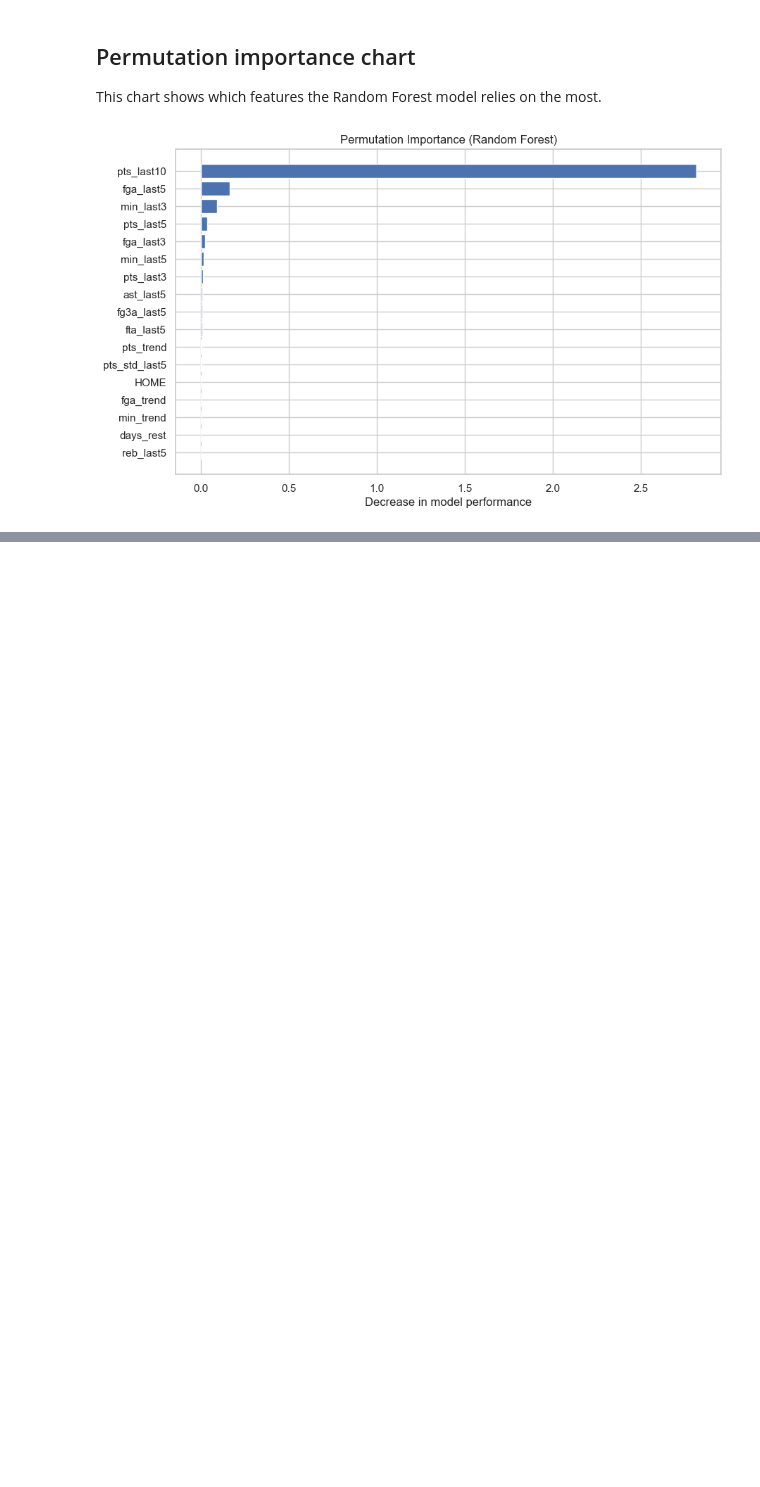
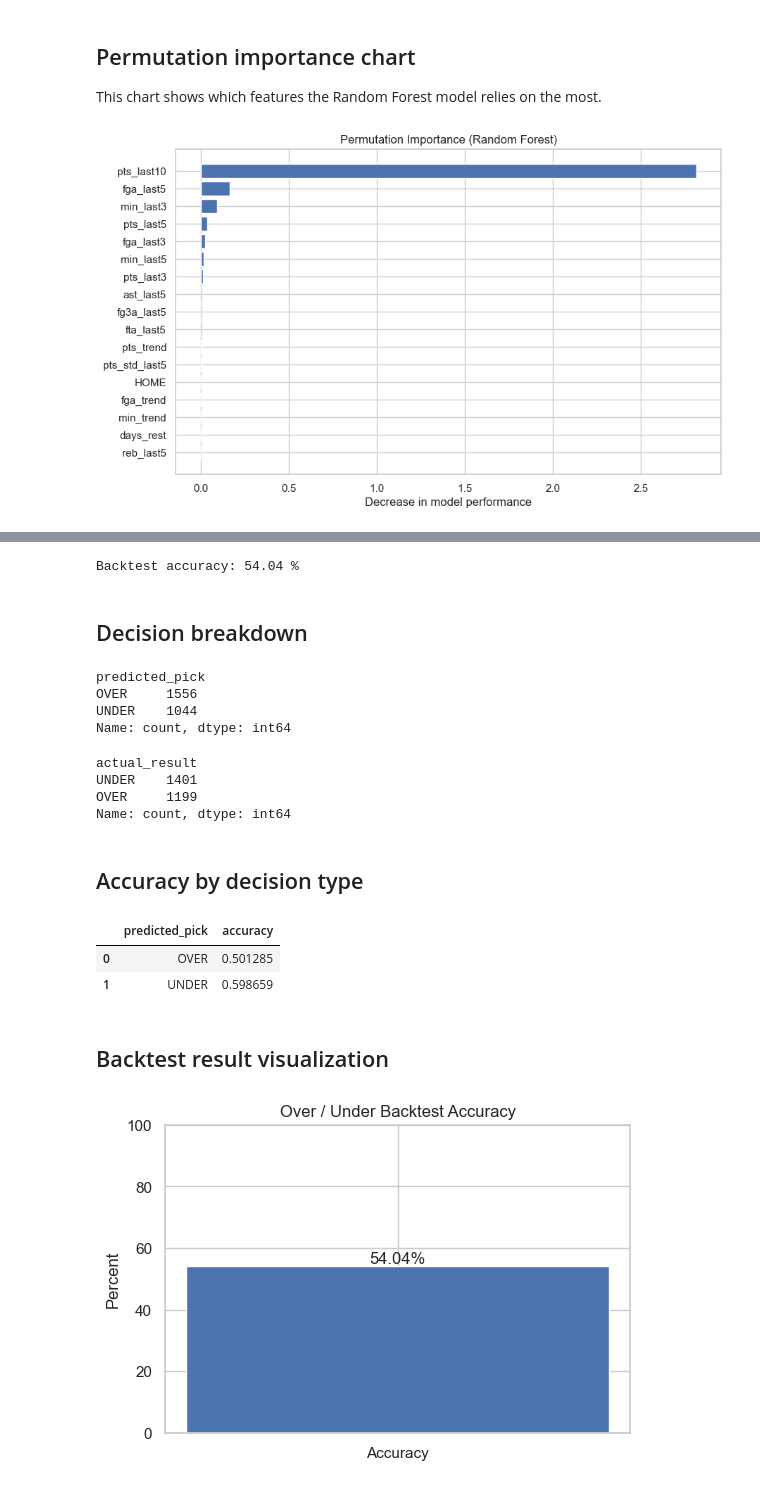
Before and after one commit to Zdanekk/nba-player-props-model, a Jupyter notebook: notebooks/04_model_evaluation.ipynb, the cells around one changed output, grey strips where cells are left out. Drawn from its saved outputs; the diff is of its cells as text; code cells hidden in the pictures; blank space fills up the shorter version.

Commit message:
Added backtests and changed README

```diff
--- a/notebooks/04_model_evaluation.ipynb
+++ b/notebooks/04_model_evaluation.ipynb
@@ -355,0 +388,29 @@ Main takeaways from this evaluation:
+# %%
+test_backtest_df["line"] = test_backtest_df["pts_last10"]
+
+test_backtest_df["predicted_pick"] = np.where(
+    test_backtest_df["rf_pred"] > test_backtest_df["line"],
+    "OVER",
+    "UNDER"
+)
+
+test_backtest_df["actual_result"] = np.where(
+    test_backtest_df["PTS"] > test_backtest_df["line"],
+    "OVER",
+    "UNDER"
+)
+
+test_backtest_df["correct_pick"] = (
+    test_backtest_df["predicted_pick"] == test_backtest_df["actual_result"]
+)
+
+test_backtest_df[[
+    "PLAYER_NAME",
+    "GAME_DATE",
+    "PTS",
+    "line",
+    "rf_pred",
+    "predicted_pick",
+    "actual_result",
+    "correct_pick"
+]].head(10)
@@ -355,0 +433,48 @@ Main takeaways from this evaluation:
+# %%
+backtest_accuracy = test_backtest_df["correct_pick"].mean()
+
+print("Backtest accuracy:", round(backtest_accuracy * 100, 2), "%")
+# %% [output]
+Backtest accuracy: 54.04 %
+# %% [markdown]
+## Decision breakdown
+# %%
+test_backtest_df["predicted_pick"].value_counts()
+# %% [output]
+predicted_pick
+OVER     1556
+UNDER    1044
+Name: count, dtype: int64
+# %%
+test_backtest_df["actual_result"].value_counts()
+# %% [output]
+actual_result
+UNDER    1401
+OVER     1199
+Name: count, dtype: int64
+# %% [markdown]
+## Accuracy by decision type
+# %%
+decision_accuracy = (
+    test_backtest_df.groupby("predicted_pick")["correct_pick"]
+    .mean()
+    .reset_index(name="accuracy")
+)
+
+decision_accuracy
+# %% [output]
+|  | predicted_pick | accuracy |
+| 0 | OVER | 0.501285 |
+| 1 | UNDER | 0.598659 |
+# %% [markdown]
+## Backtest result visualization
+# %%
+plt.figure(figsize=(6, 4))
+bars = plt.bar(["Accuracy"], [backtest_accuracy * 100])
+plt.ylabel("Percent")
+plt.title("Over / Under Backtest Accuracy")
+plt.ylim(0, 100)
+plt.bar_label(bars, fmt="%.2f%%")
+plt.show()
+# %% [output]
+[figure, added]
```
Also changed, not shown: parts of 11 cells of this notebook, 2 other files.
